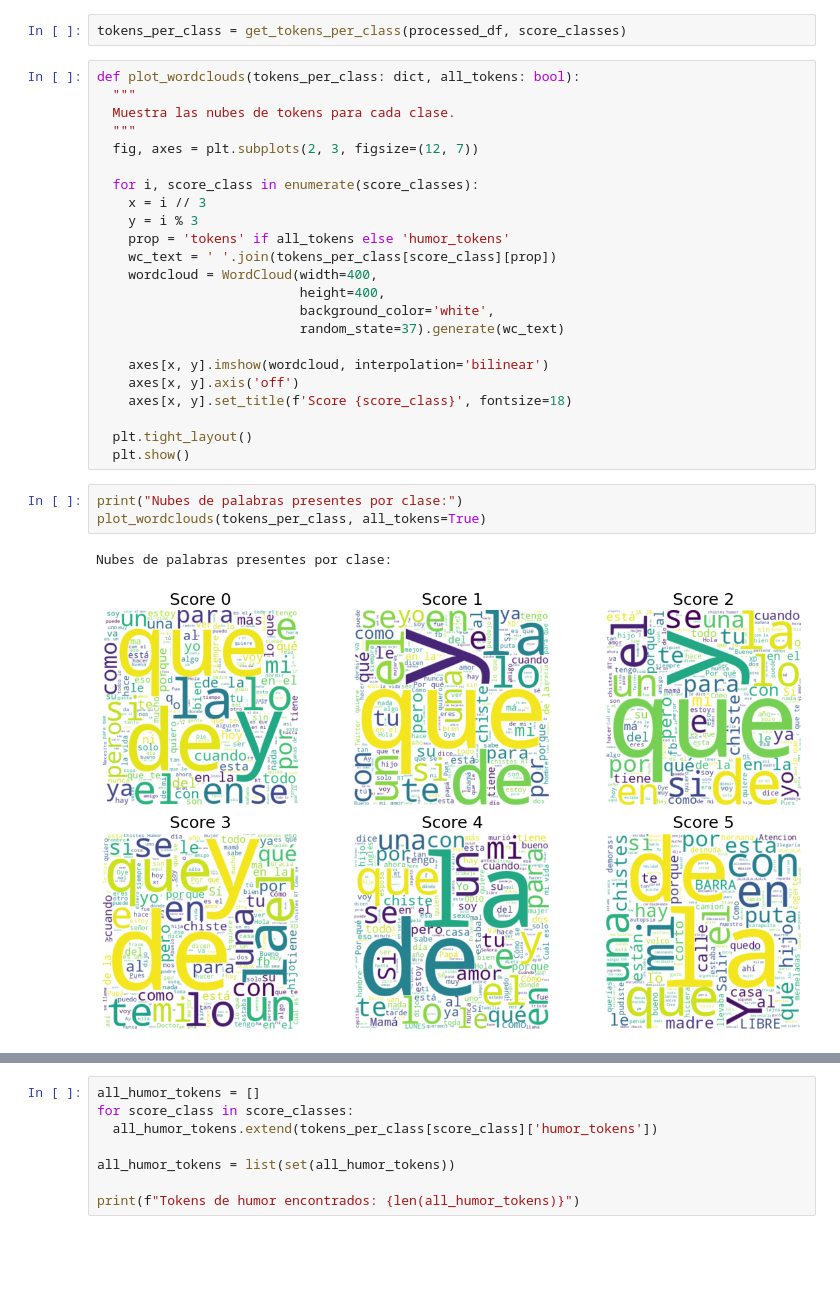
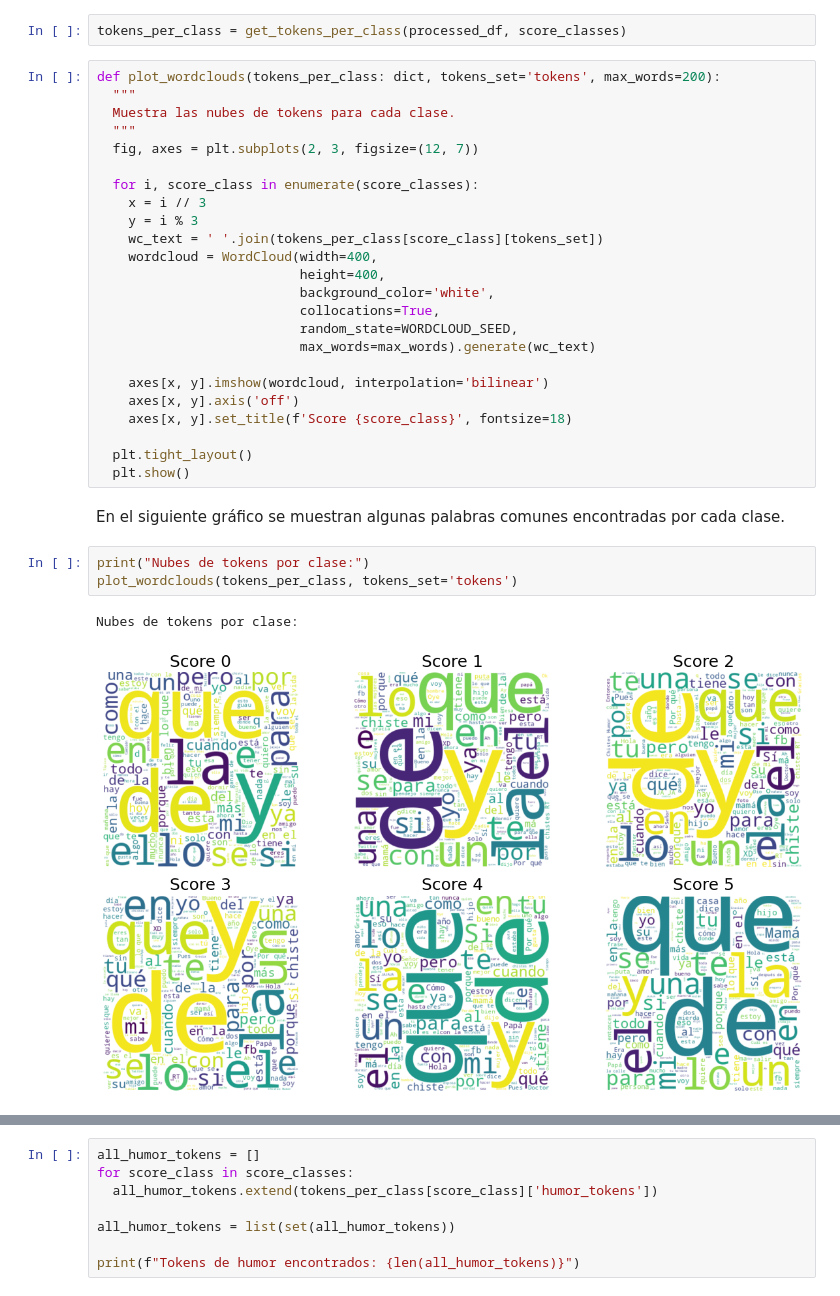
Before and after one commit to ojcastaneda/proyecto-despliegue-de-soluciones, a Jupyter notebook: analysis/haha-dataset-analysis.ipynb, the cells around one changed output, grey strips where cells are left out. Saved outputs shown, nothing was run; the diff lists cells and outputs as text; blank space fills up the shorter version.

```diff
--- a/analysis/haha-dataset-analysis.ipynb
+++ b/analysis/haha-dataset-analysis.ipynb
@@ -127,7 +143,7 @@ def get_tokens_per_class(data_df: pd.DataFrame, score_classes: list[str]) -> dic
 # %%
 tokens_per_class = get_tokens_per_class(processed_df, score_classes)
 # %%
-def plot_wordclouds(tokens_per_class: dict, all_tokens: bool):
+def plot_wordclouds(tokens_per_class: dict, tokens_set='tokens', max_words=200):
   """
   Muestra las nubes de tokens para cada clase.
   """
@@ -136,12 +152,13 @@ def plot_wordclouds(tokens_per_class: dict, all_tokens: bool):
   for i, score_class in enumerate(score_classes):
     x = i // 3
     y = i % 3
-    prop = 'tokens' if all_tokens else 'humor_tokens'
-    wc_text = ' '.join(tokens_per_class[score_class][prop])
+    wc_text = ' '.join(tokens_per_class[score_class][tokens_set])
     wordcloud = WordCloud(width=400,
                           height=400,
                           background_color='white',
-                          random_state=37).generate(wc_text)
+                          collocations=True,
+                          random_state=WORDCLOUD_SEED,
+                          max_words=max_words).generate(wc_text)
 
     axes[x, y].imshow(wordcloud, interpolation='bilinear')
     axes[x, y].axis('off')
@@ -149,9 +166,11 @@ def plot_wordclouds(tokens_per_class: dict, all_tokens: bool):
 
   plt.tight_layout()
   plt.show()
-# %%
-print("Nubes de palabras presentes por clase:")
-plot_wordclouds(tokens_per_class, all_tokens=True)
-# %% [output]
-Nubes de palabras presentes por clase:
-[figure, removed]
+# %% [markdown]
+En el siguiente gráfico se muestran algunas palabras comunes encontradas por cada clase.
+# %%
+print("Nubes de tokens por clase:")
+plot_wordclouds(tokens_per_class, tokens_set='tokens')
+# %% [output]
+Nubes de tokens por clase:
+[figure, added]
```
Also changed, not shown: parts of 43 cells of this notebook, 4 other files.
